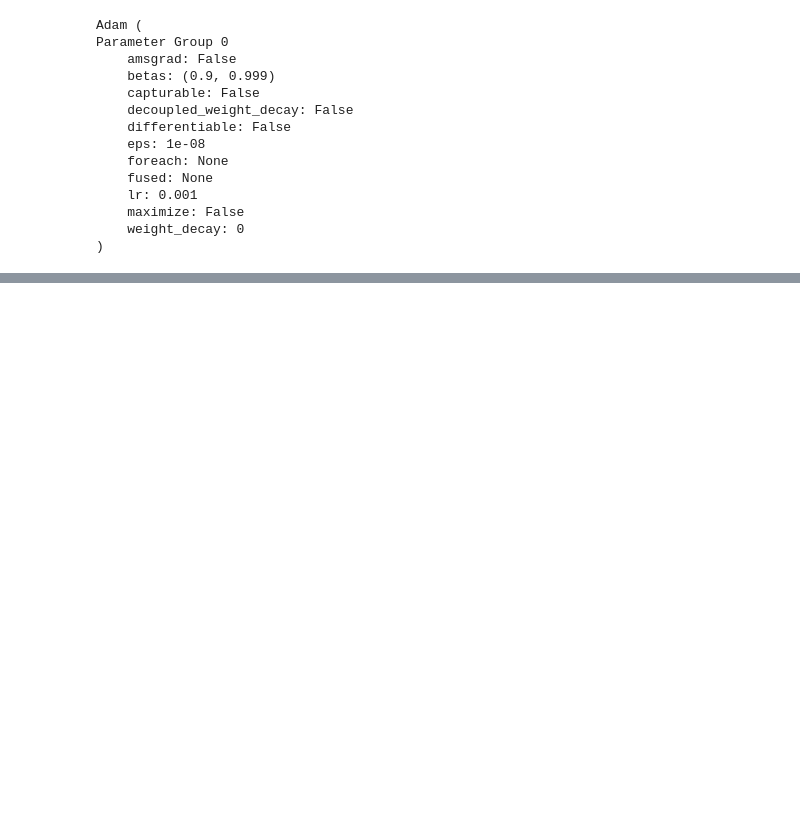
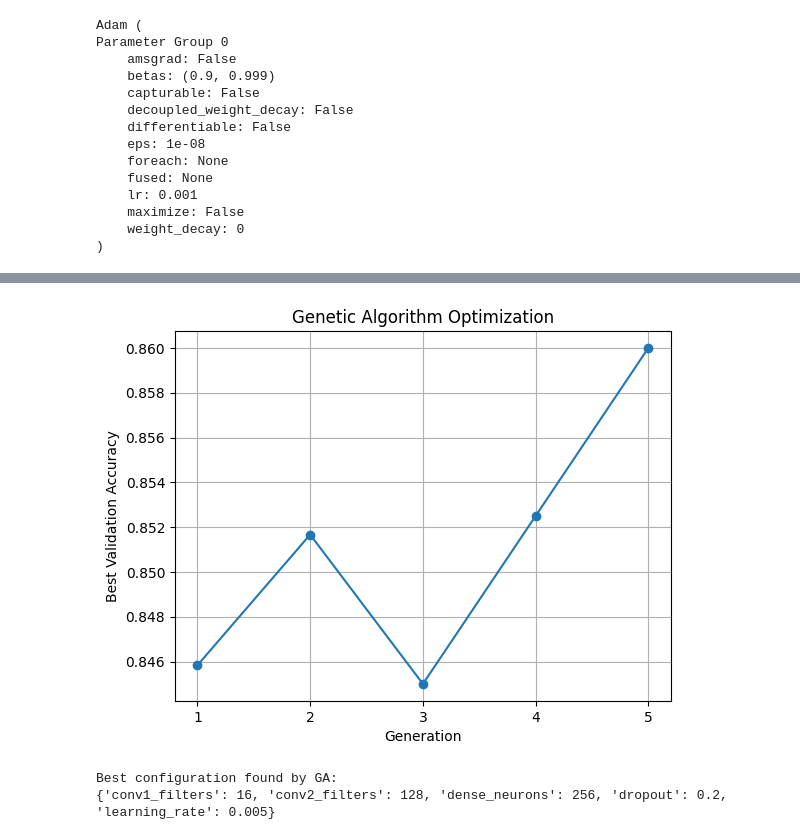
Before and after one commit to AHMADAMJAD0/AI-LABS-BCS21242, a Jupyter notebook: Untitled.ipynb, the cells around one changed output, grey strips where cells are left out. Drawn from its saved outputs; the diff is of its cells as text; code cells hidden in the pictures; blank space fills up the shorter version.

```diff
--- a/Untitled.ipynb
+++ b/Untitled.ipynb
@@ -258,0 +417,14 @@ Parameter Group 0
+# %%
+def mutate(chromosome, mutation_rate=0.2):
+
+    mutated = chromosome.copy()
+
+    for gene in mutated.keys():
+
+        if random.random() < mutation_rate:
+
+            mutated[gene] = random.choice(
+                SEARCH_SPACE[gene]
+            )
+
+    return mutated
@@ -258,0 +473,11 @@ Parameter Group 0
+# %%
+new_population = create_new_generation(
+    population,
+    fitness_scores,
+    population_size=6
+)
+
+for i, chromosome in enumerate(new_population):
+    print(f"New Chromosome {i+1}:")
+    print(chromosome)
+    print()
@@ -258,0 +573,33 @@ Parameter Group 0
+# %%
+import matplotlib.pyplot as plt
+
+plt.plot(
+    range(1, len(best_history) + 1),
+    best_history,
+    marker='o'
+)
+
+plt.xlabel("Generation")
+plt.ylabel("Best Validation Accuracy")
+plt.title("Genetic Algorithm Optimization")
+
+plt.xticks(range(1, len(best_history) + 1))
+plt.grid()
+
+plt.show()
+# %% [output]
+[figure, added]
+# %%
+best_chromosome = {
+    'conv1_filters': 16,
+    'conv2_filters': 128,
+    'dense_neurons': 256,
+    'dropout': 0.2,
+    'learning_rate': 0.005
+}
+
+print("Best configuration found by GA:")
+print(best_chromosome)
+# %% [output]
+Best configuration found by GA:
+{'conv1_filters': 16, 'conv2_filters': 128, 'dense_neurons': 256, 'dropout': 0.2, 'learning_rate': 0.005}
```
Also changed, not shown: parts of 11 cells of this notebook.
